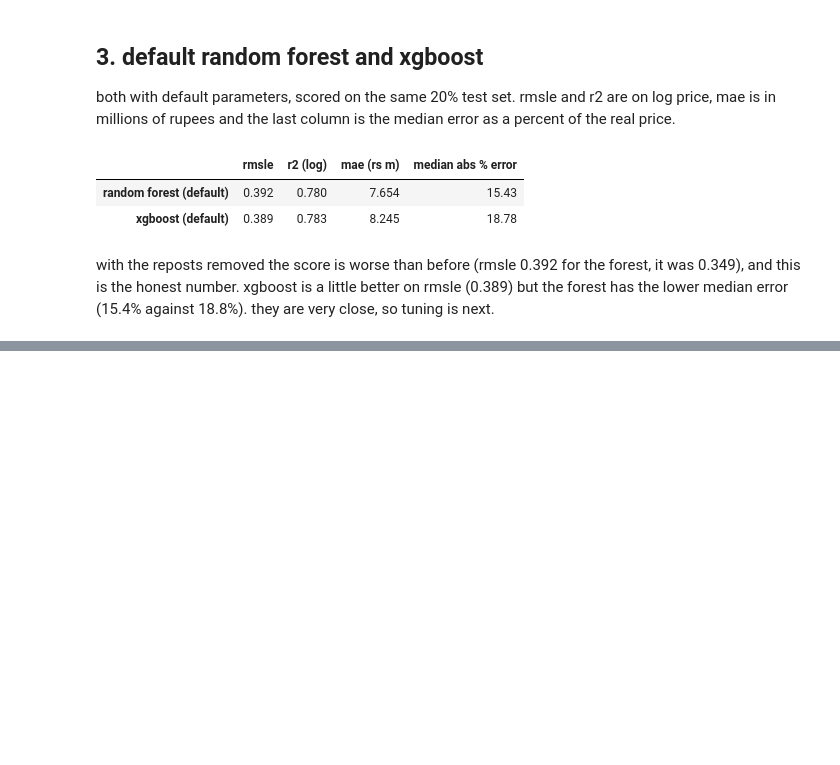
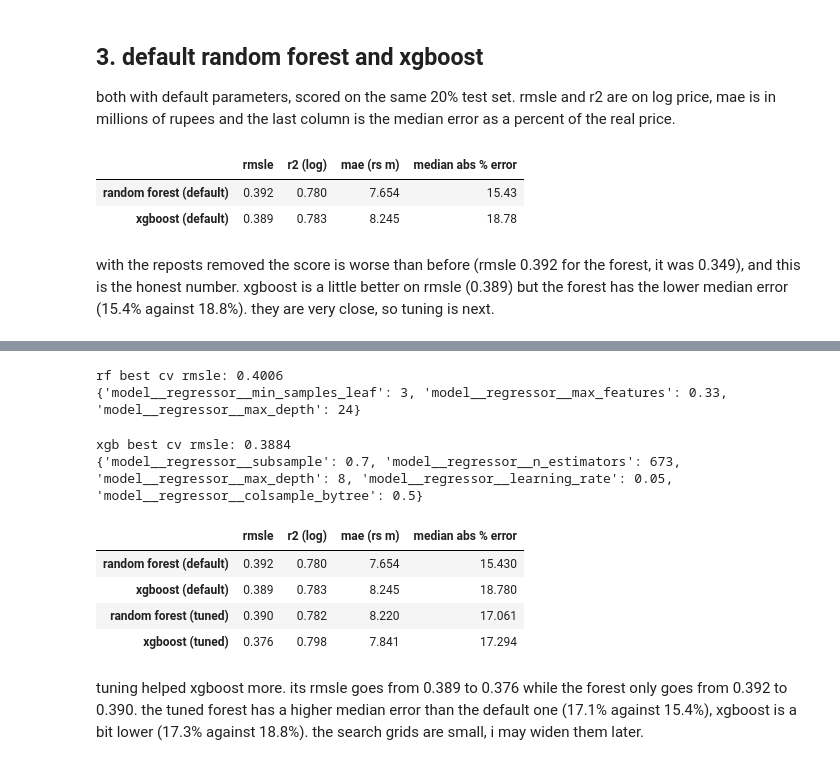
Before and after one commit to dsameendra/lk-ensemble-lab, a Jupyter notebook: notebooks/modelling.ipynb, the cells around one changed output, grey strips where cells are left out. Saved outputs shown, nothing was run; the diff lists cells and outputs as text; code cells hidden in the pictures; blank space fills up the shorter version.

Commit message:
add tuning for rf and xgboost

```diff
--- a/notebooks/modelling.ipynb
+++ b/notebooks/modelling.ipynb
@@ -108,0 +154,54 @@ with the reposts removed the score is worse than before (rmsle 0.392 for the for
+# %%
+kf = KFold(n_splits=3, shuffle=True, random_state=SEED)
+score = 'neg_root_mean_squared_log_error'
+
+rf_space = {
+    'model__regressor__max_depth': [14, 18, 24, None],
+    'model__regressor__min_samples_leaf': [3, 5, 8],
+    'model__regressor__max_features': [0.33, 0.5, 0.7, 1.0],
+}
+rf_pipe = make_pipeline(RandomForestRegressor(n_estimators=150, random_state=SEED, n_jobs=-1))
+rf_search = RandomizedSearchCV(rf_pipe, rf_space, n_iter=6, cv=kf, scoring=score, random_state=SEED, n_jobs=1)
+rf_search.fit(X_train, y_train)
+print('rf best cv rmsle:', round(-rf_search.best_score_, 4))
+print(rf_search.best_params_)
+# %% [output]
+rf best cv rmsle: 0.4006
+{'model__regressor__min_samples_leaf': 3, 'model__regressor__max_features': 0.33, 'model__regressor__max_depth': 24}
+# %%
+BEST_ROUNDS = probe.best_iteration
+
+xgb_space = {
+    'model__regressor__n_estimators': [int(BEST_ROUNDS * f) for f in (0.6, 0.8, 1.0)],
+    'model__regressor__learning_rate': [0.05, 0.08, 0.1],
+    'model__regressor__max_depth': [4, 6, 8],
+    'model__regressor__subsample': [0.7, 0.85, 1.0],
+    'model__regressor__colsample_bytree': [0.5, 0.7, 0.9],
+}
+xgb_pipe = make_pipeline(XGBRegressor(tree_method='hist', random_state=SEED, n_jobs=-1))
+xgb_search = RandomizedSearchCV(xgb_pipe, xgb_space, n_iter=8, cv=kf, scoring=score, random_state=SEED, n_jobs=1)
+xgb_search.fit(X_train, y_train)
+print('xgb best cv rmsle:', round(-xgb_search.best_score_, 4))
+print(xgb_search.best_params_)
+# %% [output]
+xgb best cv rmsle: 0.3884
+{'model__regressor__subsample': 0.7, 'model__regressor__n_estimators': 673, 'model__regressor__max_depth': 8, 'model__regressor__learning_rate': 0.05, 'model__regressor__colsample_bytree': 0.5}
+# %%
+rf_best = rf_search.best_estimator_
+xgb_best = xgb_search.best_estimator_
+
+models = {
+    'random forest (default)': rf_default,
+    'xgboost (default)': xgb_default,
+    'random forest (tuned)': rf_best,
+    'xgboost (tuned)': xgb_best,
+}
+pd.DataFrame({name: evaluate(m_) for name, m_ in models.items()}).T.round(3)
+# %% [output]
+|  | rmsle | r2 (log) | mae (rs m) | median abs % error |
+| random forest (default) | 0.392 | 0.780 | 7.654 | 15.430 |
+| xgboost (default) | 0.389 | 0.783 | 8.245 | 18.780 |
+| random forest (tuned) | 0.390 | 0.782 | 8.220 | 17.061 |
+| xgboost (tuned) | 0.376 | 0.798 | 7.841 | 17.294 |
+# %% [markdown]
+tuning helped xgboost more. its rmsle goes from 0.389 to 0.376 while the forest only goes from 0.392 to 0.390. the tuned forest has a higher median error than the default one (17.1% against 15.4%), xgboost is a bit lower (17.3% against 18.8%). the search grids are small, i may widen them later.
```
Also changed, not shown: parts of 4 cells of this notebook.
